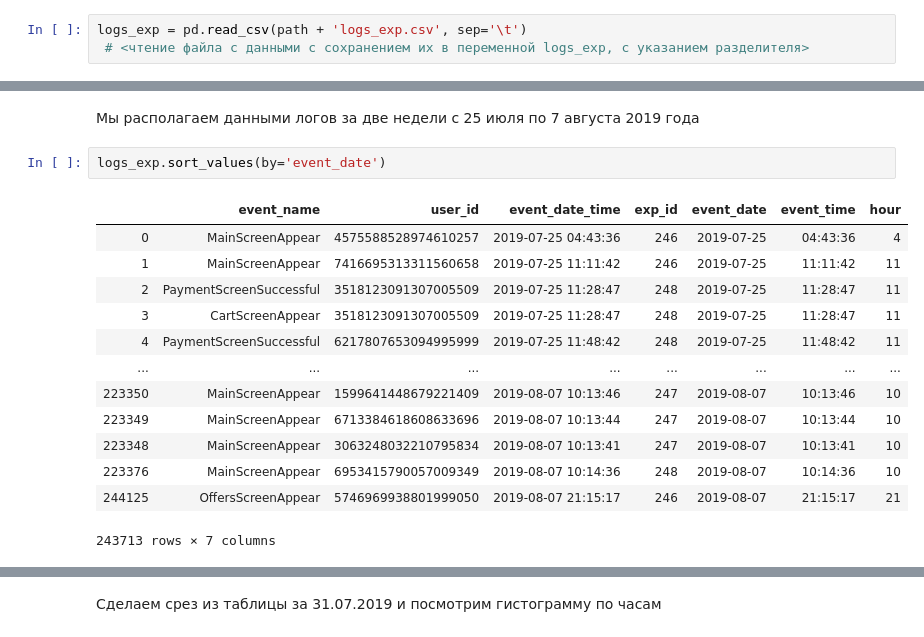
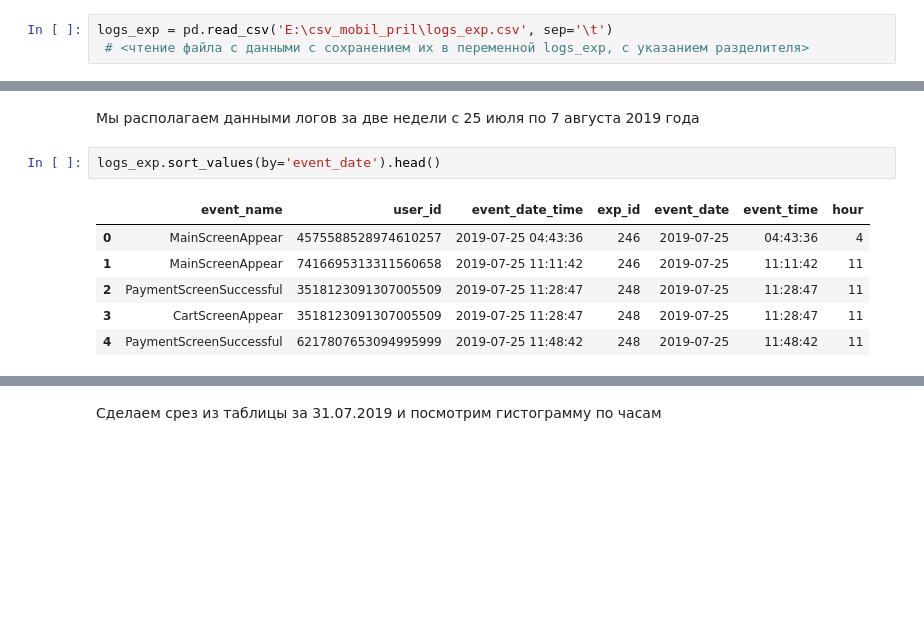
Before and after one commit to Marina-Nesm/training-project, a Jupyter notebook: food_delivery/Мобильное приложение по доставке продуктов.ipynb, the cells around one changed output, grey strips where cells are left out. Saved outputs shown, nothing was run; the diff lists cells and outputs as text; blank space fills up the shorter version.

```diff
--- a/food_delivery/Мобильное приложение по доставке продуктов.ipynb
+++ b/food_delivery/Мобильное приложение по доставке продуктов.ipynb
@@ -137,7 +45,7 @@ path = '/datasets/'
 # %% [markdown]
 Прочитаем файл logs_exp.csv
 # %%
-logs_exp = pd.read_csv(path + 'logs_exp.csv', sep='\t')
+logs_exp = pd.read_csv('E:\csv_mobil_pril\logs_exp.csv', sep='\t')
  # <чтение файла с данными с сохранением их в переменной logs_exp, с указанием разделителя>
 # %% [markdown]
 Посмотрим таблицу logs_exp, выведем ее на экран
@@ -458,21 +270,14 @@ print('период с', min(logs_exp['event_date']), 'по', max(logs_exp['even
 # %% [markdown]
 Мы располагаем данными логов за две недели с 25 июля по 7 августа 2019 года
 # %%
-logs_exp.sort_values(by='event_date')
+logs_exp.sort_values(by='event_date').head()
 # %% [output]
 |  | event_name | user_id | event_date_time | exp_id | event_date | event_time | hour |
 | 0 | MainScreenAppear | 4575588528974610257 | 2019-07-25 04:43:36 | 246 | 2019-07-25 | 04:43:36 | 4 |
 | 1 | MainScreenAppear | 7416695313311560658 | 2019-07-25 11:11:42 | 246 | 2019-07-25 | 11:11:42 | 11 |
 | 2 | PaymentScreenSuccessful | 3518123091307005509 | 2019-07-25 11:28:47 | 248 | 2019-07-25 | 11:28:47 | 11 |
 | 3 | CartScreenAppear | 3518123091307005509 | 2019-07-25 11:28:47 | 248 | 2019-07-25 | 11:28:47 | 11 |
 | 4 | PaymentScreenSuccessful | 6217807653094995999 | 2019-07-25 11:48:42 | 248 | 2019-07-25 | 11:48:42 | 11 |
-| ... | ... | ... | ... | ... | ... | ... | ... |
-| 223350 | MainScreenAppear | 1599641448679221409 | 2019-08-07 10:13:46 | 247 | 2019-08-07 | 10:13:46 | 10 |
-| 223349 | MainScreenAppear | 6713384618608633696 | 2019-08-07 10:13:44 | 247 | 2019-08-07 | 10:13:44 | 10 |
-| 223348 | MainScreenAppear | 3063248032210795834 | 2019-08-07 10:13:41 | 247 | 2019-08-07 | 10:13:41 | 10 |
-| 223376 | MainScreenAppear | 6953415790057009349 | 2019-08-07 10:14:36 | 248 | 2019-08-07 | 10:14:36 | 10 |
-| 244125 | OffersScreenAppear | 5746969938801999050 | 2019-08-07 21:15:17 | 246 | 2019-08-07 | 21:15:17 | 21 |
-243713 rows × 7 columns
 # %%
 plt.figure(figsize=(8, 5))
 plt.hist(logs_exp['event_date_time'], color='#8a9d79')
```
Also changed, not shown: parts of 58 cells of this notebook, 10 other files.
